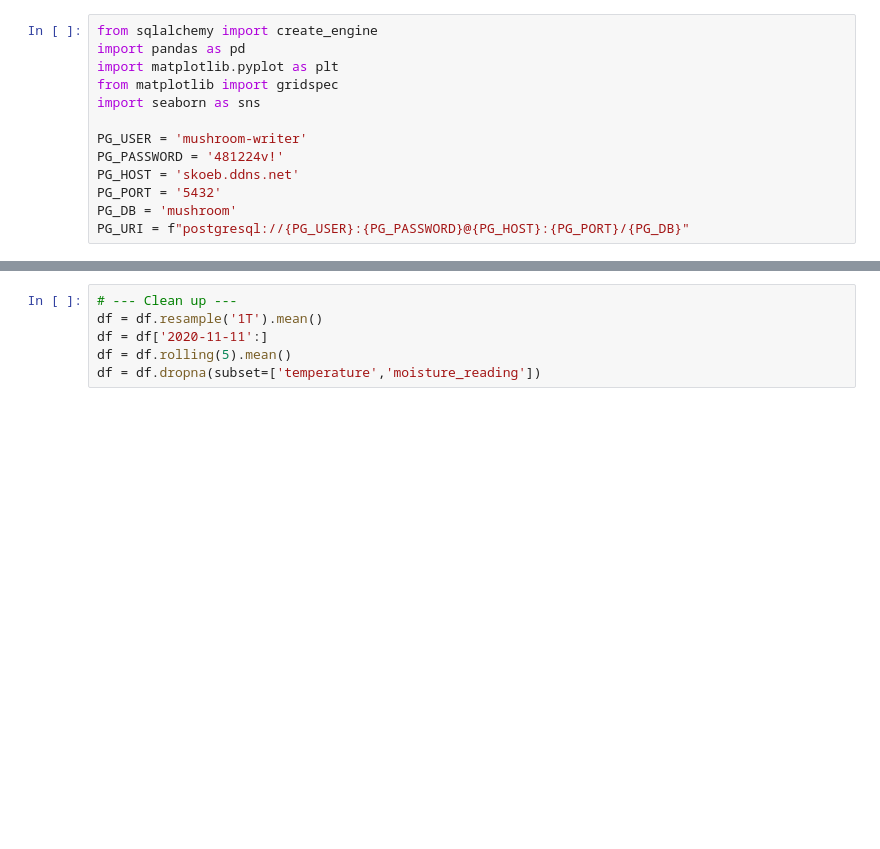
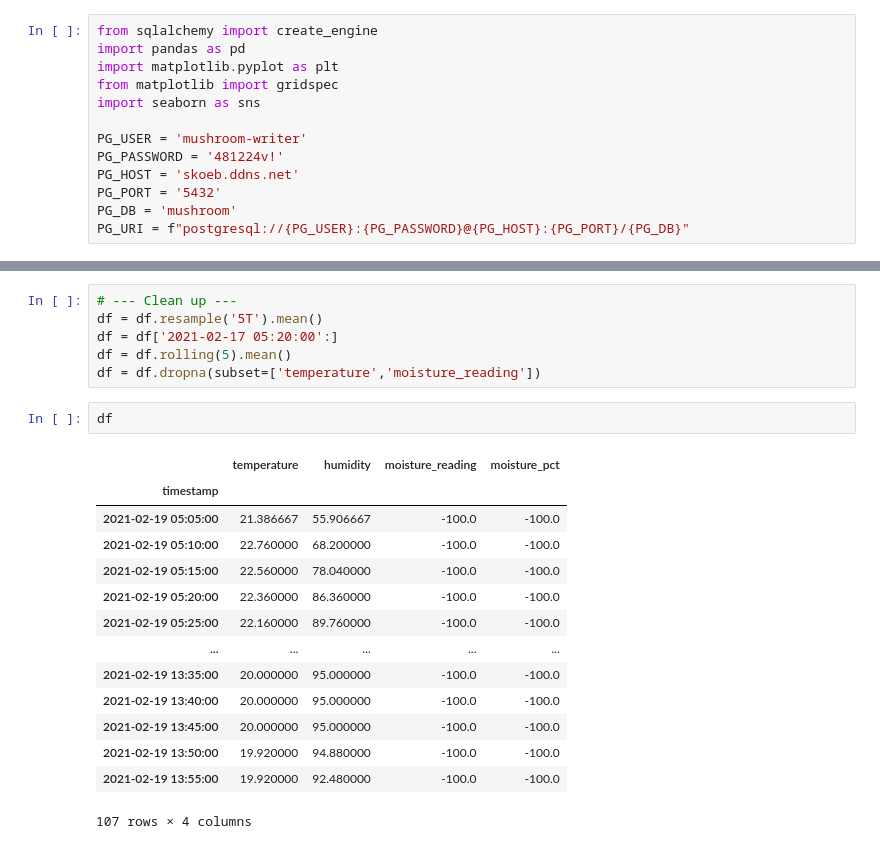
Before and after one commit to skoeb/mushrooms, a Jupyter notebook: dataviewer.ipynb, the cells around one changed output, grey strips where cells are left out. Drawn from its saved outputs; the diff is of its cells as text; blank space fills up the shorter version.

```diff
--- a/dataviewer.ipynb
+++ b/dataviewer.ipynb
@@ -33,9 +33,26 @@ df.head()
 # %%
 # --- Clean up ---
-df = df.resample('1T').mean()
-df = df['2020-11-11':]
+df = df.resample('5T').mean()
+df = df['2021-02-17 05:20:00':]
 df = df.rolling(5).mean()
 df = df.dropna(subset=['temperature','moisture_reading'])
+# %%
+df
+# %% [output]
+|  | temperature | humidity | moisture_reading | moisture_pct |
+| timestamp |  |  |  |  |
+| 2021-02-19 05:05:00 | 21.386667 | 55.906667 | -100.0 | -100.0 |
+| 2021-02-19 05:10:00 | 22.760000 | 68.200000 | -100.0 | -100.0 |
+| 2021-02-19 05:15:00 | 22.560000 | 78.040000 | -100.0 | -100.0 |
+| 2021-02-19 05:20:00 | 22.360000 | 86.360000 | -100.0 | -100.0 |
+| 2021-02-19 05:25:00 | 22.160000 | 89.760000 | -100.0 | -100.0 |
+| ... | ... | ... | ... | ... |
+| 2021-02-19 13:35:00 | 20.000000 | 95.000000 | -100.0 | -100.0 |
+| 2021-02-19 13:40:00 | 20.000000 | 95.000000 | -100.0 | -100.0 |
+| 2021-02-19 13:45:00 | 20.000000 | 95.000000 | -100.0 | -100.0 |
+| 2021-02-19 13:50:00 | 19.920000 | 94.880000 | -100.0 | -100.0 |
+| 2021-02-19 13:55:00 | 19.920000 | 92.480000 | -100.0 | -100.0 |
+107 rows × 4 columns
 # %%
 cp = sns.color_palette()
 sns.set_style('darkgrid')
```
Also changed, not shown: parts of 2 cells of this notebook, 4 other files.
